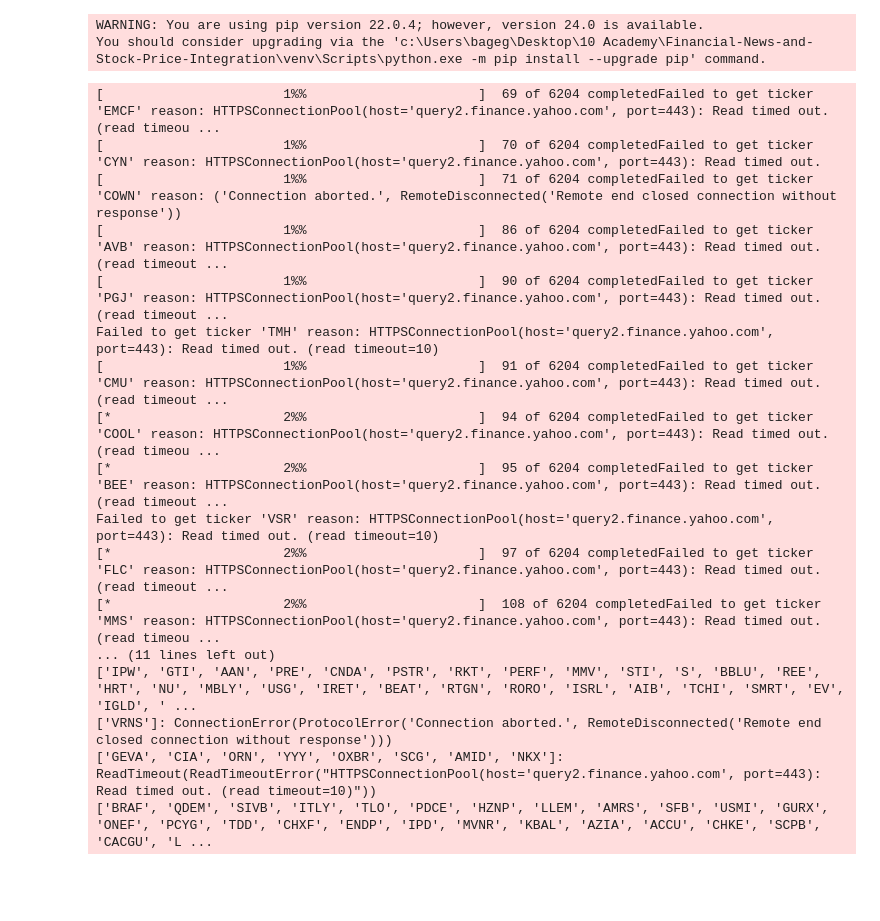
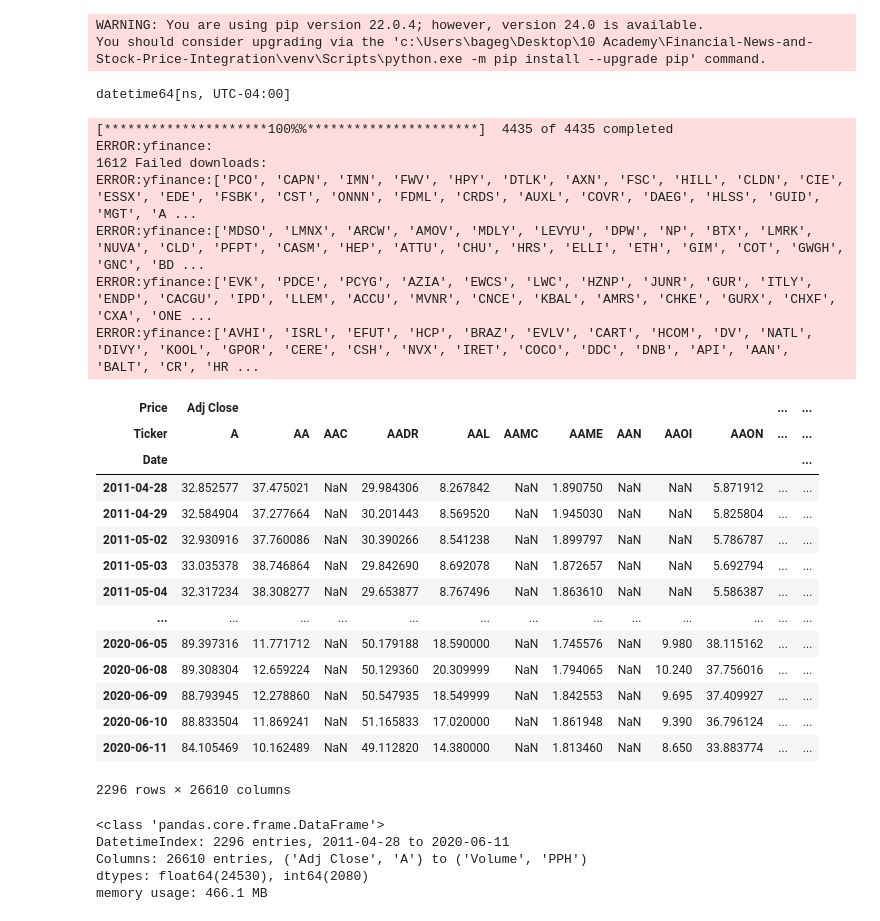
Before and after one commit to mihretgold/Financial-News-and-Stock-Price-Integration, a Jupyter notebook: notebooks/analysis2.ipynb, the cells around one changed output. Drawn from its saved outputs; the diff is of its cells as text; code cells hidden in the pictures; blank space fills up the shorter version.

```diff
--- a/notebooks/analysis2.ipynb
+++ b/notebooks/analysis2.ipynb
@@ -28,32 +29,57 @@ from datetime import datetime
+# %%
+data = pd.read_csv('/content/raw_analyst_ratings.csv')
+# data.head()
+
+# Convert the 'date' column to datetime format
+# data['date'] = pd.to_datetime(data['date'],format="mixed")
+
+# print(data['datetime'].dt.tzinfo)
+data['date'] = pd.to_datetime(data['date'], errors='coerce')
+data['date'] = data['date'].replace([np.inf, -np.inf], np.nan)
+data['date'].ffill(inplace=True)
+print(data['date'].dtype)
+# %% [output]
+datetime64[ns, UTC-04:00]
 # %%
-data = pd.read_csv('raw_analyst_ratings.csv')
-
-# Convert the 'date' column to datetime format (assuming 'date' format is YYYY-MM-DD)
-data['date'] = pd.to_datetime(data['date'], format='ISO8601')
-
 # Calculate overall date range for all stocks
 min_date = data['date'].min()
 max_date = data['date'].max()
 # %%
-symbols = list(data['stock'].unique())  # Get unique stock symbols
+symbols = list(map(str, data['stock'].unique()))  # Get unique stock symbols
 
 # Download data for all symbols using the same date range
 data_yf = yf.download(symbols, start=min_date, end=max_date)
 # %% [output]
-[                       1%%                      ]  69 of 6204 completedFailed to get ticker 'EMCF' reason: HTTPSConnectionPool(host='query2.finance.yahoo.com', port=443): Read timed out. (read timeou ...
-[                       1%%                      ]  70 of 6204 completedFailed to get ticker 'CYN' reason: HTTPSConnectionPool(host='query2.finance.yahoo.com', port=443): Read timed out.
-[                       1%%                      ]  71 of 6204 completedFailed to get ticker 'COWN' reason: ('Connection aborted.', RemoteDisconnected('Remote end closed connection without response'))
-[                       1%%                      ]  86 of 6204 completedFailed to get ticker 'AVB' reason: HTTPSConnectionPool(host='query2.finance.yahoo.com', port=443): Read timed out. (read timeout ...
-[                       1%%                      ]  90 of 6204 completedFailed to get ticker 'PGJ' reason: HTTPSConnectionPool(host='query2.finance.yahoo.com', port=443): Read timed out. (read timeout ...
-Failed to get ticker 'TMH' reason: HTTPSConnectionPool(host='query2.finance.yahoo.com', port=443): Read timed out. (read timeout=10)
-[                       1%%                      ]  91 of 6204 completedFailed to get ticker 'CMU' reason: HTTPSConnectionPool(host='query2.finance.yahoo.com', port=443): Read timed out. (read timeout ...
-[*                      2%%                      ]  94 of 6204 completedFailed to get ticker 'COOL' reason: HTTPSConnectionPool(host='query2.finance.yahoo.com', port=443): Read timed out. (read timeou ...
-[*                      2%%                      ]  95 of 6204 completedFailed to get ticker 'BEE' reason: HTTPSConnectionPool(host='query2.finance.yahoo.com', port=443): Read timed out. (read timeout ...
-Failed to get ticker 'VSR' reason: HTTPSConnectionPool(host='query2.finance.yahoo.com', port=443): Read timed out. (read timeout=10)
-[*                      2%%                      ]  97 of 6204 completedFailed to get ticker 'FLC' reason: HTTPSConnectionPool(host='query2.finance.yahoo.com', port=443): Read timed out. (read timeout ...
-[*                      2%%                      ]  108 of 6204 completedFailed to get ticker 'MMS' reason: HTTPSConnectionPool(host='query2.finance.yahoo.com', port=443): Read timed out. (read timeou ...
-... (11 lines left out)
-['IPW', 'GTI', 'AAN', 'PRE', 'CNDA', 'PSTR', 'RKT', 'PERF', 'MMV', 'STI', 'S', 'BBLU', 'REE', 'HRT', 'NU', 'MBLY', 'USG', 'IRET', 'BEAT', 'RTGN', 'RORO', 'ISRL', 'AIB', 'TCHI', 'SMRT', 'EV', 'IGLD', ' ...
-['VRNS']: ConnectionError(ProtocolError('Connection aborted.', RemoteDisconnected('Remote end closed connection without response')))
-['GEVA', 'CIA', 'ORN', 'YYY', 'OXBR', 'SCG', 'AMID', 'NKX']: ReadTimeout(ReadTimeoutError("HTTPSConnectionPool(host='query2.finance.yahoo.com', port=443): Read timed out. (read timeout=10)"))
-['BRAF', 'QDEM', 'SIVB', 'ITLY', 'TLO', 'PDCE', 'HZNP', 'LLEM', 'AMRS', 'SFB', 'USMI', 'GURX', 'ONEF', 'PCYG', 'TDD', 'CHXF', 'ENDP', 'IPD', 'MVNR', 'KBAL', 'AZIA', 'ACCU', 'CHKE', 'SCPB', 'CACGU', 'L ...
+[*********************100%%**********************]  4435 of 4435 completed
+ERROR:yfinance:
+1612 Failed downloads:
+ERROR:yfinance:['PCO', 'CAPN', 'IMN', 'FWV', 'HPY', 'DTLK', 'AXN', 'FSC', 'HILL', 'CLDN', 'CIE', 'ESSX', 'EDE', 'FSBK', 'CST', 'ONNN', 'FDML', 'CRDS', 'AUXL', 'COVR', 'DAEG', 'HLSS', 'GUID', 'MGT', 'A ...
+ERROR:yfinance:['MDSO', 'LMNX', 'ARCW', 'AMOV', 'MDLY', 'LEVYU', 'DPW', 'NP', 'BTX', 'LMRK', 'NUVA', 'CLD', 'PFPT', 'CASM', 'HEP', 'ATTU', 'CHU', 'HRS', 'ELLI', 'ETH', 'GIM', 'COT', 'GWGH', 'GNC', 'BD ...
+ERROR:yfinance:['EVK', 'PDCE', 'PCYG', 'AZIA', 'EWCS', 'LWC', 'HZNP', 'JUNR', 'GUR', 'ITLY', 'ENDP', 'CACGU', 'IPD', 'LLEM', 'ACCU', 'MVNR', 'CNCE', 'KBAL', 'AMRS', 'CHKE', 'GURX', 'CHXF', 'CXA', 'ONE ...
+ERROR:yfinance:['AVHI', 'ISRL', 'EFUT', 'HCP', 'BRAZ', 'EVLV', 'CART', 'HCOM', 'DV', 'NATL', 'DIVY', 'KOOL', 'GPOR', 'CERE', 'CSH', 'NVX', 'IRET', 'COCO', 'DDC', 'DNB', 'API', 'AAN', 'BALT', 'CR', 'HR ...
+# %%
+data_yf
+# %% [output]
+| Price | Adj Close |  |  |  |  |  |  |  |  |  | ... | ... |
+| Ticker | A | AA | AAC | AADR | AAL | AAMC | AAME | AAN | AAOI | AAON | ... | ... |
+| Date |  |  |  |  |  |  |  |  |  |  |  | ... |
+| 2011-04-28 | 32.852577 | 37.475021 | NaN | 29.984306 | 8.267842 | NaN | 1.890750 | NaN | NaN | 5.871912 | ... | ... |
+| 2011-04-29 | 32.584904 | 37.277664 | NaN | 30.201443 | 8.569520 | NaN | 1.945030 | NaN | NaN | 5.825804 | ... | ... |
+| 2011-05-02 | 32.930916 | 37.760086 | NaN | 30.390266 | 8.541238 | NaN | 1.899797 | NaN | NaN | 5.786787 | ... | ... |
+| 2011-05-03 | 33.035378 | 38.746864 | NaN | 29.842690 | 8.692078 | NaN | 1.872657 | NaN | NaN | 5.692794 | ... | ... |
+| 2011-05-04 | 32.317234 | 38.308277 | NaN | 29.653877 | 8.767496 | NaN | 1.863610 | NaN | NaN | 5.586387 | ... | ... |
+| ... | ... | ... | ... | ... | ... | ... | ... | ... | ... | ... | ... | ... |
+| 2020-06-05 | 89.397316 | 11.771712 | NaN | 50.179188 | 18.590000 | NaN | 1.745576 | NaN | 9.980 | 38.115162 | ... | ... |
+| 2020-06-08 | 89.308304 | 12.659224 | NaN | 50.129360 | 20.309999 | NaN | 1.794065 | NaN | 10.240 | 37.756016 | ... | ... |
+| 2020-06-09 | 88.793945 | 12.278860 | NaN | 50.547935 | 18.549999 | NaN | 1.842553 | NaN | 9.695 | 37.409927 | ... | ... |
+| 2020-06-10 | 88.833504 | 11.869241 | NaN | 51.165833 | 17.020000 | NaN | 1.861948 | NaN | 9.390 | 36.796124 | ... | ... |
+| 2020-06-11 | 84.105469 | 10.162489 | NaN | 49.112820 | 14.380000 | NaN | 1.813460 | NaN | 8.650 | 33.883774 | ... | ... |
+2296 rows × 26610 columns
+# %%
+data_yf.info()
+# %% [output]
+<class 'pandas.core.frame.DataFrame'>
+DatetimeIndex: 2296 entries, 2011-04-28 to 2020-06-11
+Columns: 26610 entries, ('Adj Close', 'A') to ('Volume', 'PPH')
+dtypes: float64(24530), int64(2080)
+memory usage: 466.1 MB
```
Also changed, not shown: parts of 13 cells of this notebook.
